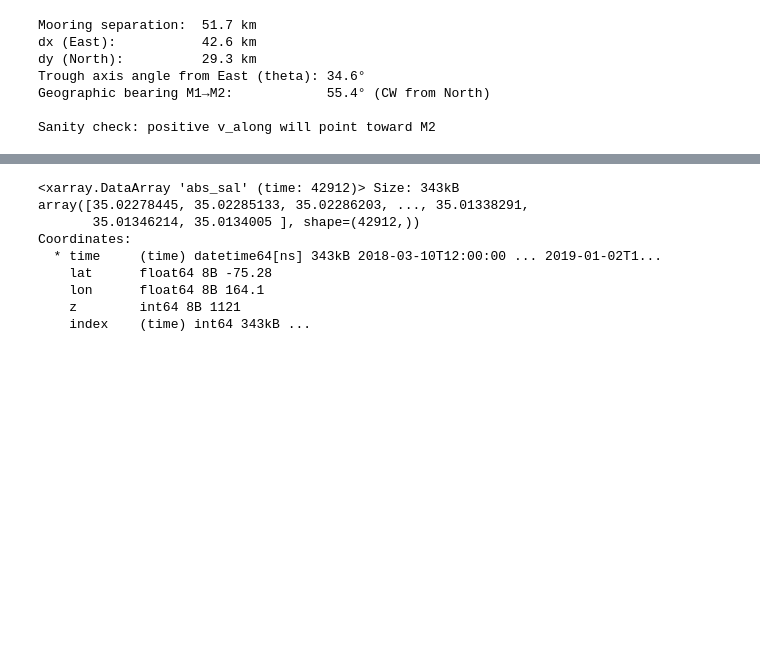
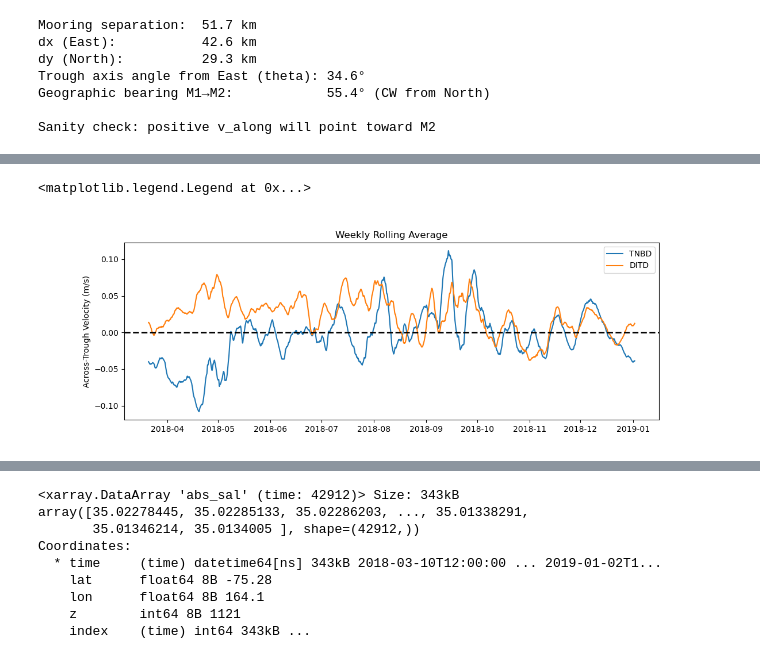
Before and after one commit to MackenzieBlanusa/TNB_tools, a Jupyter notebook: MastersThesis/Transport_Calculation.ipynb, the cells around one changed output, grey strips where cells are left out. Drawn from its saved outputs; the diff is of its cells as text; code cells hidden in the pictures; blank space fills up the shorter version.

```diff
--- a/MastersThesis/Transport_Calculation.ipynb
+++ b/MastersThesis/Transport_Calculation.ipynb
@@ -458,0 +505,6 @@ plt.plot(v_along,v_across)
+# %%
+# convert TNBD velocity to m/s
+TNBD_vel['v'] = TNBD_vel.v / 100
+TNBD_vel['u'] = TNBD_vel.u / 100
+TNBD_vel['v_along'] = TNBD_vel.v_along / 100
+TNBD_vel['v_across'] = TNBD_vel.v_across / 100
@@ -458,0 +534,12 @@ plt.plot(v_along,v_across)
+# %%
+# time series plots of along and across trough velocity
+fig = plt.figure(figsize=(12,4))
+plt.plot(TNBD_vel.rolling(time=672).mean().time,TNBD_vel.rolling(time=672).mean().v_across,label='TNBD')
+plt.plot(DITD_vel.rolling(time=672).mean().time,DITD_vel.rolling(time=672).mean().v_across,label='DITD')
+plt.axhline(y=0, color="k", linestyle="--", linewidth=2)
+plt.title('Weekly Rolling Average')
+plt.ylabel('Across-Trough Velocity (m/s)')
+plt.legend()
+# %% [output]
+<matplotlib.legend.Legend at 0x...>
+[figure, added]
```
Also changed, not shown: parts of 46 cells of this notebook.
